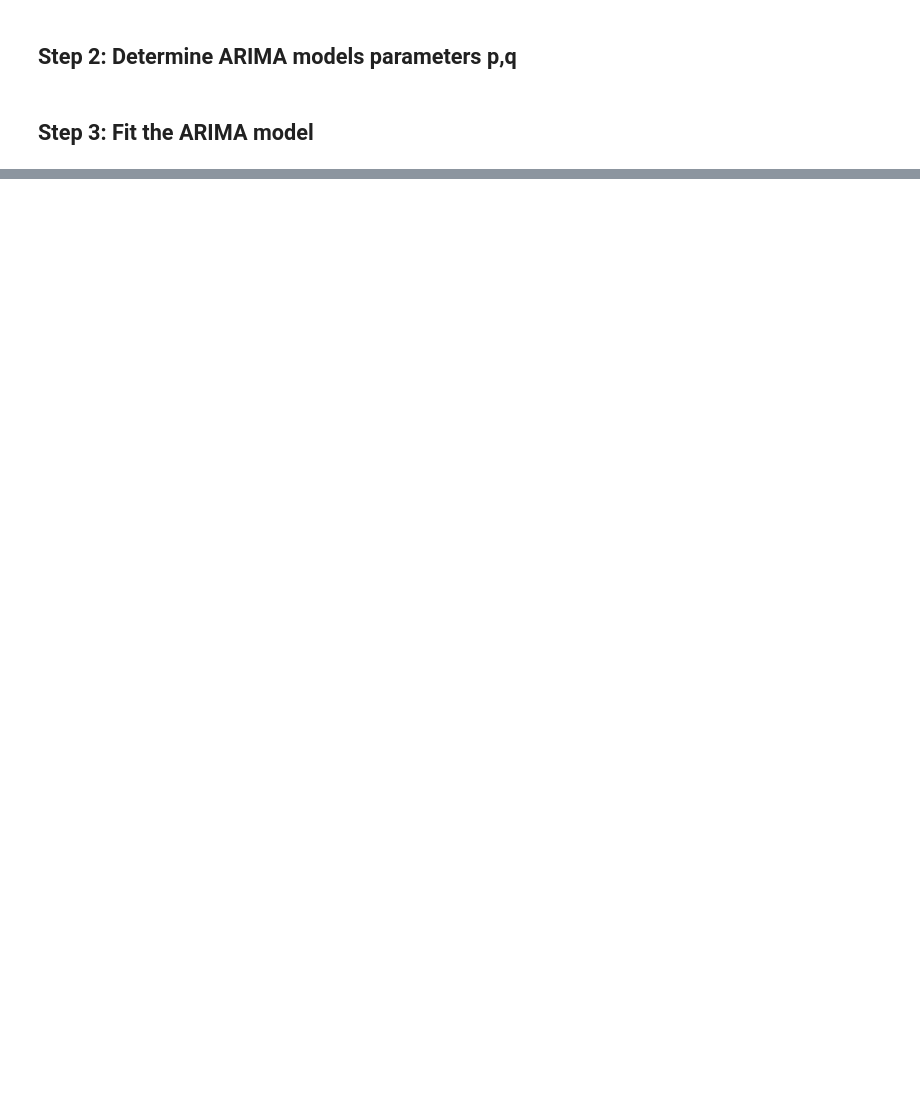
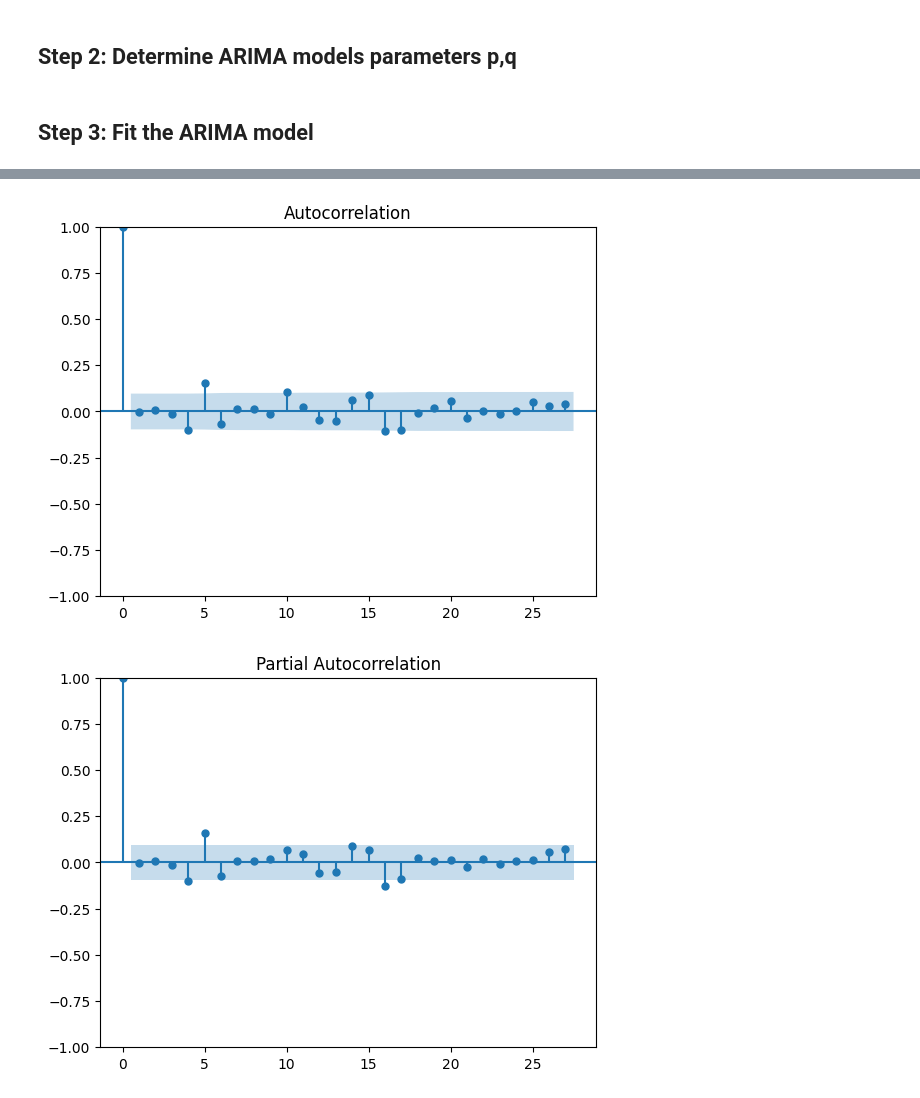
Before and after one commit to hackingbandy/arima, a Jupyter notebook: arima.ipynb, the cells around one changed output, grey strips where cells are left out. Cells and saved outputs as stored; diff of their text form; code cells hidden in the pictures; blank space fills up the shorter version.

```diff
--- a/arima.ipynb
+++ b/arima.ipynb
@@ -188,0 +209,6 @@ Warnings:
+# %%
+acf_res = plot_acf(residuals)
+pacf_res = plot_pacf(residuals)
+# %% [output]
+[figure, added]
+[figure, added]
```
Also changed, not shown: parts of 7 cells of this notebook.
